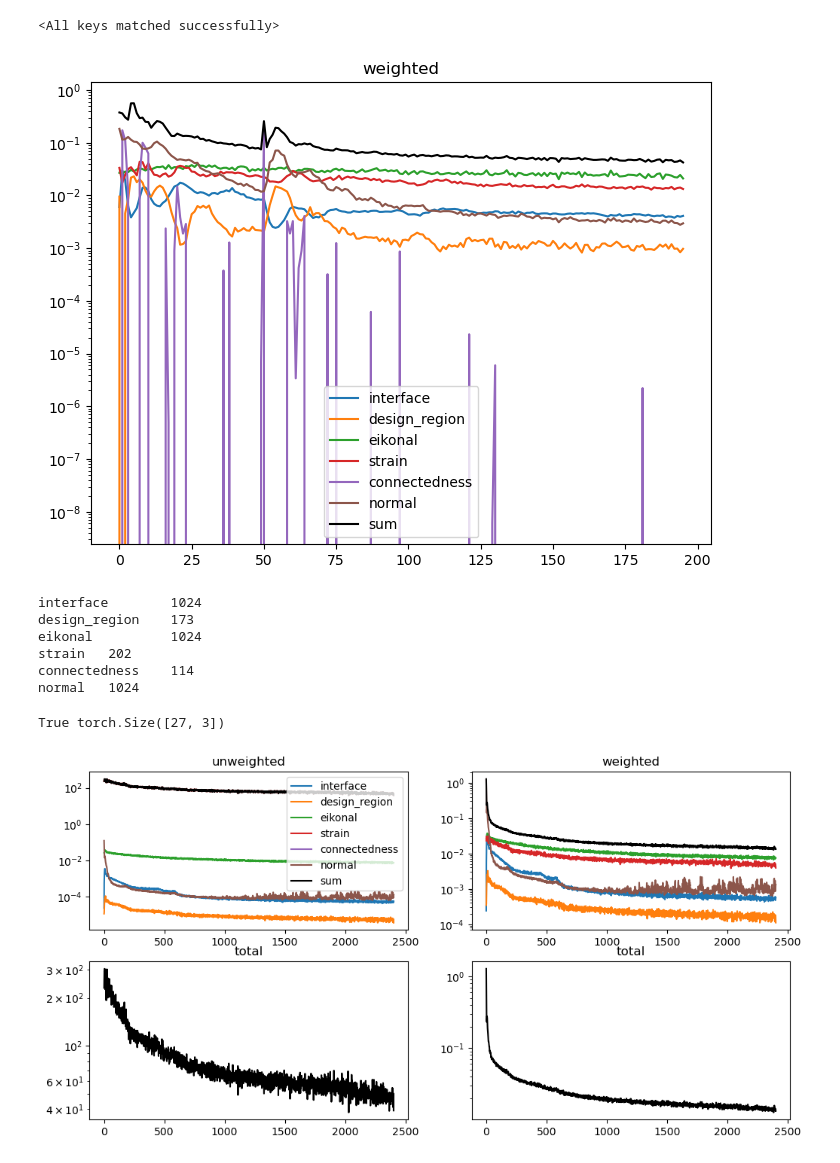
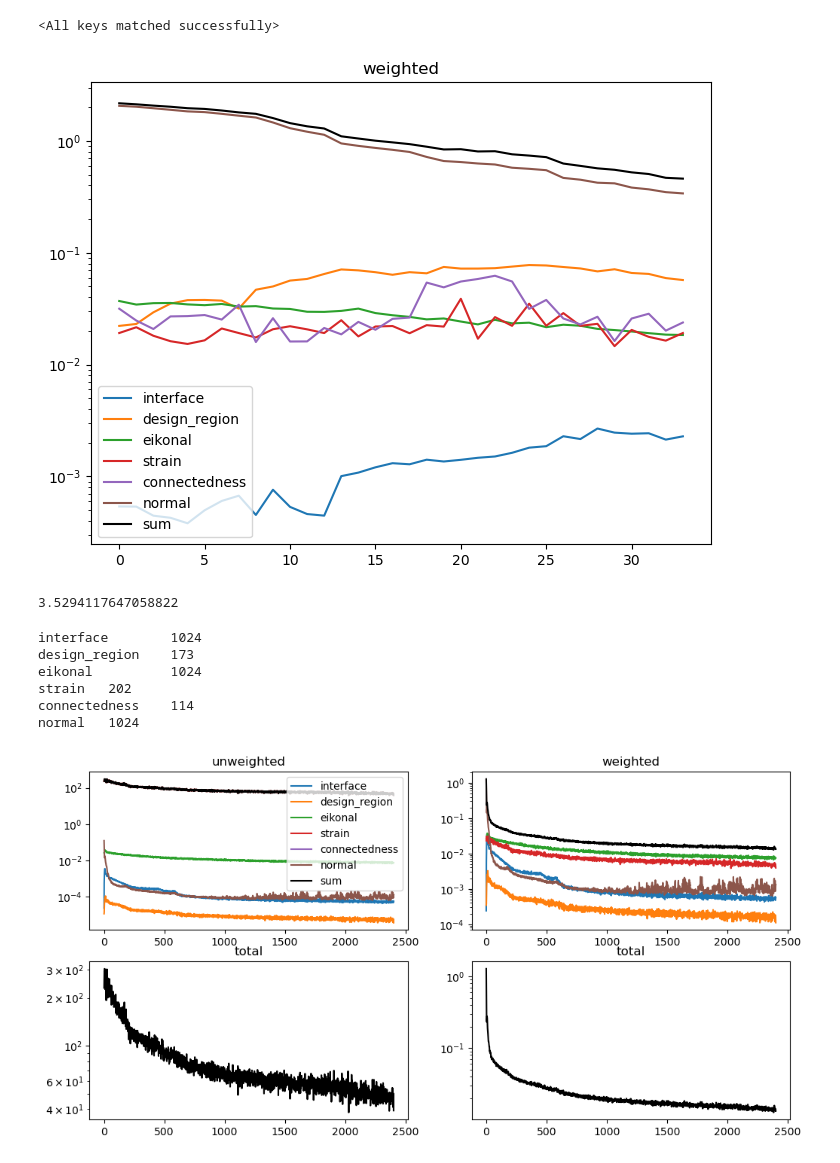
Before and after one commit to JamesAndrewKing/GaussNewtonShapes, a Jupyter notebook: notebooks/GINN_example.ipynb, the cells around one changed output. Saved outputs shown, nothing was run; the diff lists cells and outputs as text; code cells hidden in the pictures.

```diff
--- a/notebooks/GINN_example.ipynb
+++ b/notebooks/GINN_example.ipynb
@@ -36,8 +36,8 @@ torch.set_default_device(device)
 # %% [markdown]
 ### 1) Create model
 # %%
-# model = ConditionalWIRE([4, 32, 32, 32, 1], False, 18, 1, 6)
-model = ConditionalWIRE([4, 64, 64, 64, 1], False, 18, 1, 6)
+model = ConditionalWIRE([4, 32, 32, 32, 1], False, 18, 1, 6)
+# model = ConditionalWIRE([4, 64, 64, 64, 1], False, 18, 1, 6)
 # model = ConditionalWIRE([4, 128, 128, 128, 1], False, 18, 1, 6)
 
 
@@ -333,13 +333,13 @@ res_terms = {
 # %% [markdown]
 ### 6) Train
 # %%
-# model.load_state_dict(torch.load(f"results/model-Adam-pretrain.pt", map_location=device))
-model.load_state_dict(torch.load(f"results/model-Adam-pretrain-3x64.pt", map_location=device))
+model.load_state_dict(torch.load(f"results/model-Adam-pretrain.pt", map_location=device))
+# model.load_state_dict(torch.load(f"results/model-Adam-pretrain-3x64.pt", map_location=device))
 # model.load_state_dict(torch.load(f"results/model-Adam-pretrain-3x128.pt", map_location=device))
 # %% [output]
 <All keys matched successfully>
 # %%
-div = 4
+div = 1
 params = dict(model.named_parameters())
 z=0.05+torch.zeros([1,1], dtype=torch.float64)
 
@@ -352,8 +352,11 @@ times = []
 ## line search did help for implicit shapes
 ## reg as low as possible w/o leading to instability, e-7
 # optim = GaussNewton(model, res_terms, lr=2e-2, regularization=1e-7, do_line_search=1) ## ~1min/it for 3x64 full pts, 20s/it //4 pts,
-# optim = GaussNewtonNew(model, res_terms, lr=2e-2, regularization=1e-7, do_line_search=1, do_woodbury=1) ## ~ 2min/it for 3x64 full pts, 3s/it //4 pts
-optim = torch.optim.Adam(model.parameters(), 3e-4)
+## 3x32 full pts: ~3.2s/it
+optim = GaussNewtonNew(model, res_terms, lr=2e-2, regularization=1e-7, do_line_search=1, do_woodbury=0) ## ~ 2min/it for 3x64 full pts, 3s/it //4 pts
+## 3x32 full pts no Woodb: ~3.5s/it
+## 3x32 full pts Woodbury: 40s/it
+# optim = torch.optim.Adam(model.parameters(), 3e-4)
 start_time = time.time()
 plot_time = start_time
 current_time = 0
@@ -411,34 +414,38 @@ for i in (pbar:=trange(100_000)):
     loss.backward()
     optim.step()
 
     ## Log
     for k in res_terms.keys():
         losses_over_time[k].append(unweighted_losses[k].item() if k in unweighted_losses else 0)
         weights_over_time[k].append(res_terms[k].weight if k in unweighted_losses else 0)
     # losses_over_time["weighted_sum"] = loss
 
     current_time = time.time() - start_time
     times.append(current_time)
 
     # if i%10==0:
     if time.time() - plot_time > 5:
         plot_time = time.time()
         clear_output(wait=True)
         fig, ax = plt.subplots(figsize=(8,6))
         for k, v in losses_over_time.items():
             ax.plot(np.array(v)*res_terms[k].weight, label=k)
         weighted_sum = np.sum([np.array(losses_over_time[k]) * np.array(weights_over_time[k]) for k in losses_over_time.keys()], axis=0)
         ax.plot(weighted_sum, c='k', label="sum")
         ax.legend()
         ax.semilogy()
         ax.set_title("weighted")
         plt.show()
 
     pbar.display()
     unweighted_losses_str = " | ".join(f"{key}: {l.item():.2e} ∴{len(res_terms[key].points)}" for key, l in unweighted_losses.items())
     pbar.set_description(unweighted_losses_str)
 # %% [output]
-[figure, old version]
+[figure, new version]
+# %%
+120 / 34
+# %% [output]
+3.5294117647058822
 # %%
 for k in res_terms.keys():
     print(k, "\t", len(res_terms[k].points))
@@ -464,11 +471,6 @@ normal   1024
 ## 20% of 30k was also fine
 ## No resampling though
 ## run on nvidia titan 12GB
-# %%
-success, x_in = ph_manager.calc_ph_loss_cripser(z=z, return_for_GN=True)
-print(success, x_in.shape)
-# %% [output]
-True torch.Size([27, 3])
 # %%
 fig, axs = plt.subplots(2,2, figsize=(12,6))
 for k, v in losses_over_time.items():
```
Also changed, not shown: parts of 1 cell of this notebook, 1 other file.
